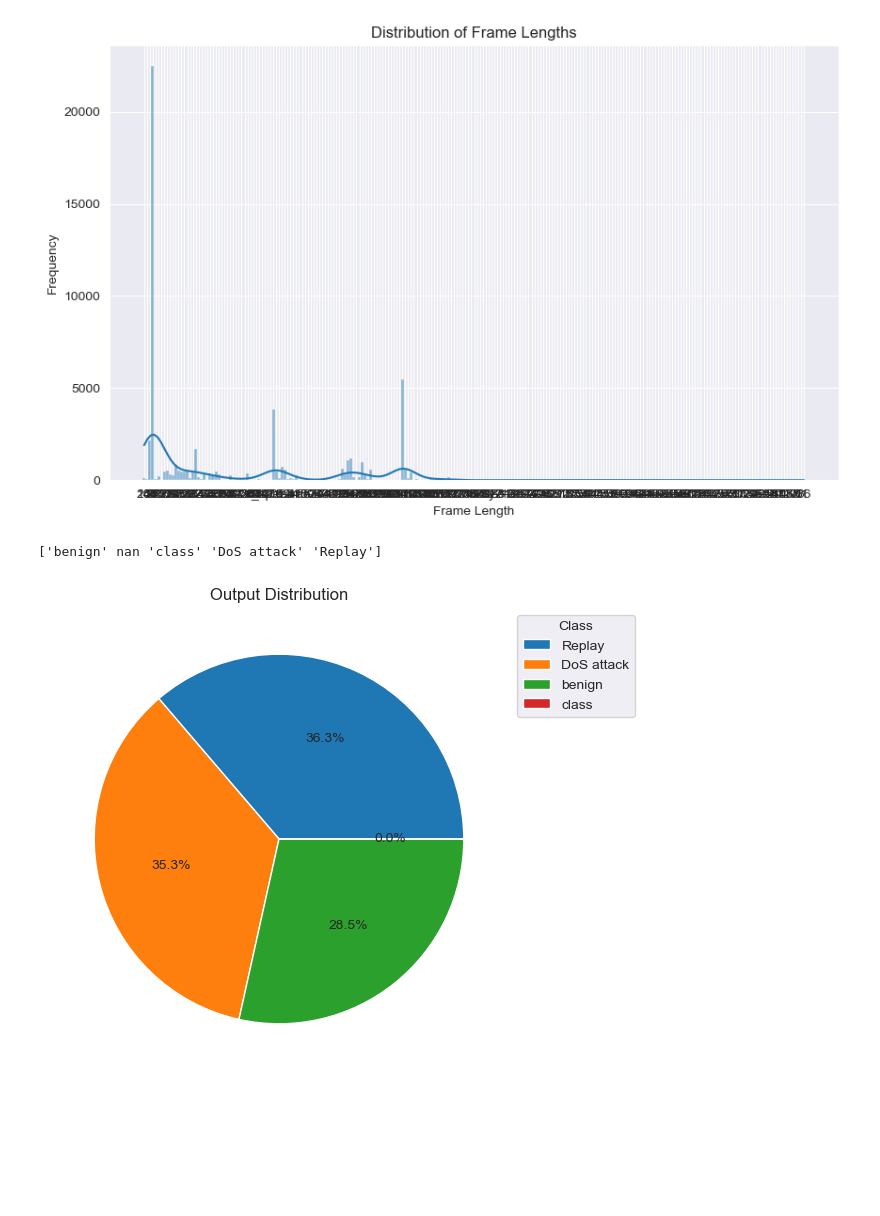
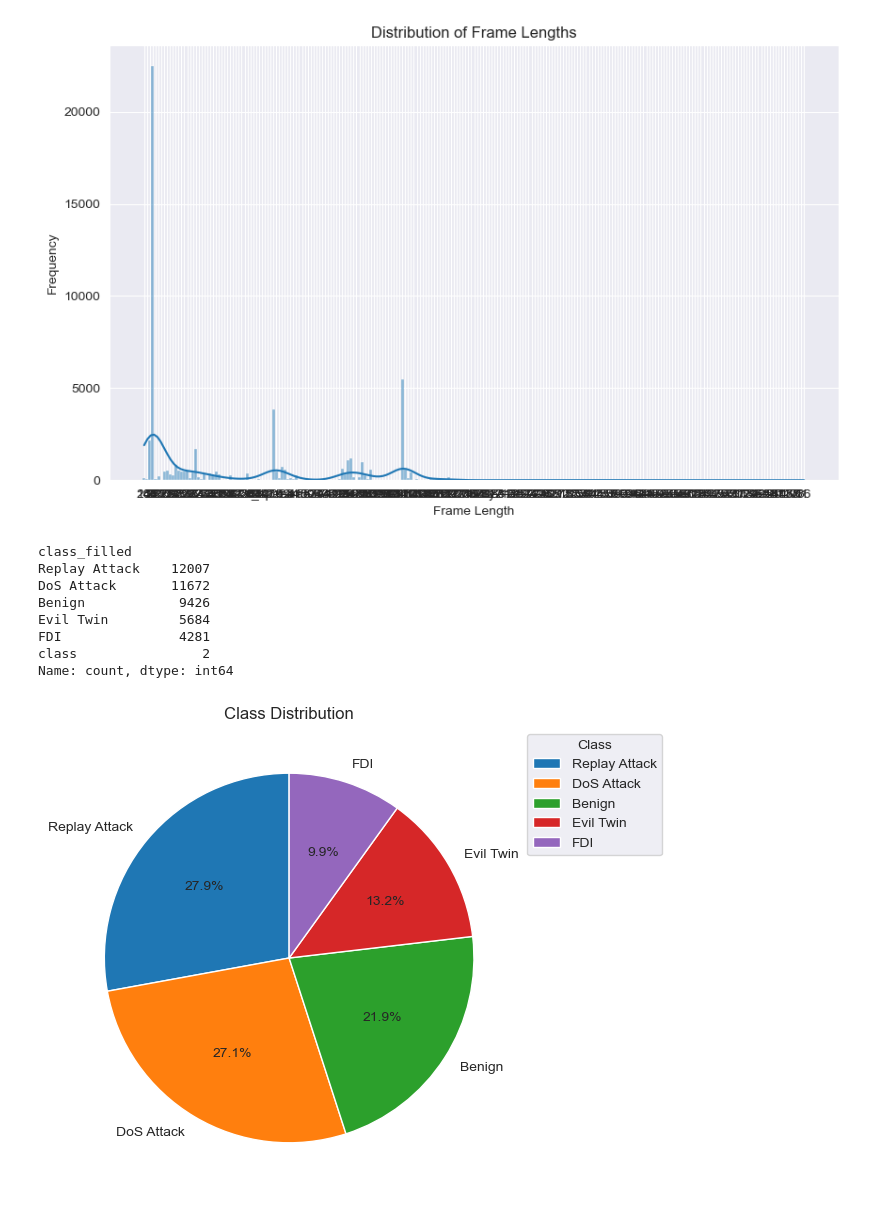
Before and after one commit to Colorado-Mesa-University-Cybersecurity/Image-Based-Intrusion-Detection-System-for-GPS-Spoofing-in-Unmanned-Aerial-Vehicles, a Jupyter notebook: Visualization/visualizeUnderAttack.ipynb, the cells around one changed output. Saved outputs shown, nothing was run; the diff lists cells and outputs as text; code cells hidden in the pictures; blank space fills up the shorter version.

```diff
--- a/Visualization/visualizeUnderAttack.ipynb
+++ b/Visualization/visualizeUnderAttack.ipynb
@@ -41,15 +41,35 @@ plt.ylabel('Frequency')
 plt.show()
 # %% [output]
 [figure]
+# %%
+df['class_filled'] = df['class']
+df.loc[0:9425, 'class_filled'] = 'Benign'
+df.loc[13717:25388, 'class_filled'] = 'DoS Attack'
+df.loc[26363:38369, 'class_filled'] = 'Replay Attack'
+df.loc[39344:45027, 'class_filled'] = 'Evil Twin'
+df.loc[50502:54783, 'class_filled'] = 'FDI'
+print(df['class_filled'].value_counts())
+df = df[df['class_filled'] != 'class']
+# %% [output]
+class_filled
+Replay Attack    12007
+DoS Attack       11672
+Benign            9426
+Evil Twin         5684
+FDI               4281
+class                2
+Name: count, dtype: int64
 # %%
-unique_classes = df["class"].unique()
-print(unique_classes)
-class_counts = df["class"].dropna().value_counts()
-class_counts.plot.pie(autopct='%1.1f%%', labels=None, figsize=(6, 6))
-plt.title("Output Distribution")
+class_counts = df['class_filled'].value_counts()
+class_counts.plot.pie(
+    autopct='%1.1f%%',
+    labels=class_counts.index,
+    figsize=(6, 6),
+    startangle=90
+)
+plt.title("Class Distribution")
 plt.ylabel("")
 plt.legend(class_counts.index, title="Class", bbox_to_anchor=(1, 1))
 plt.show()
 # %% [output]
-['benign' nan 'class' 'DoS attack' 'Replay']
-[figure, old version]
+[figure, new version]
```
Also changed, not shown: parts of 2 cells of this notebook.
